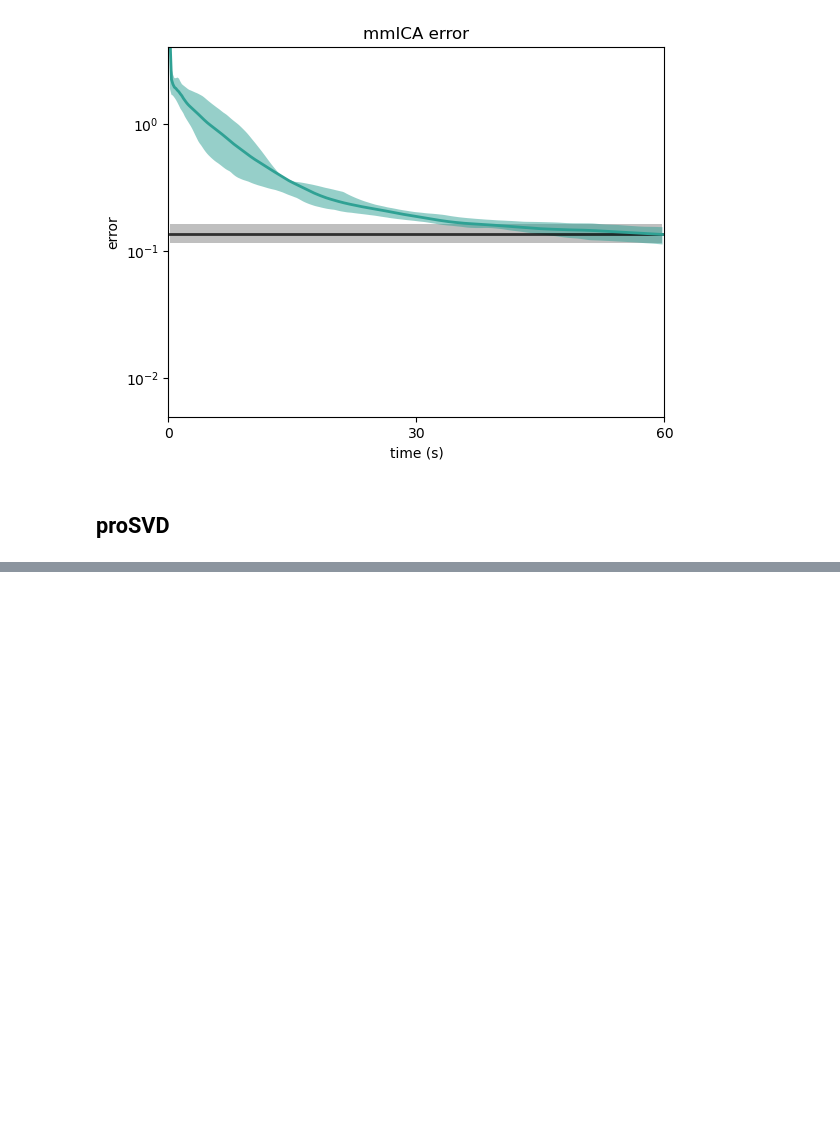
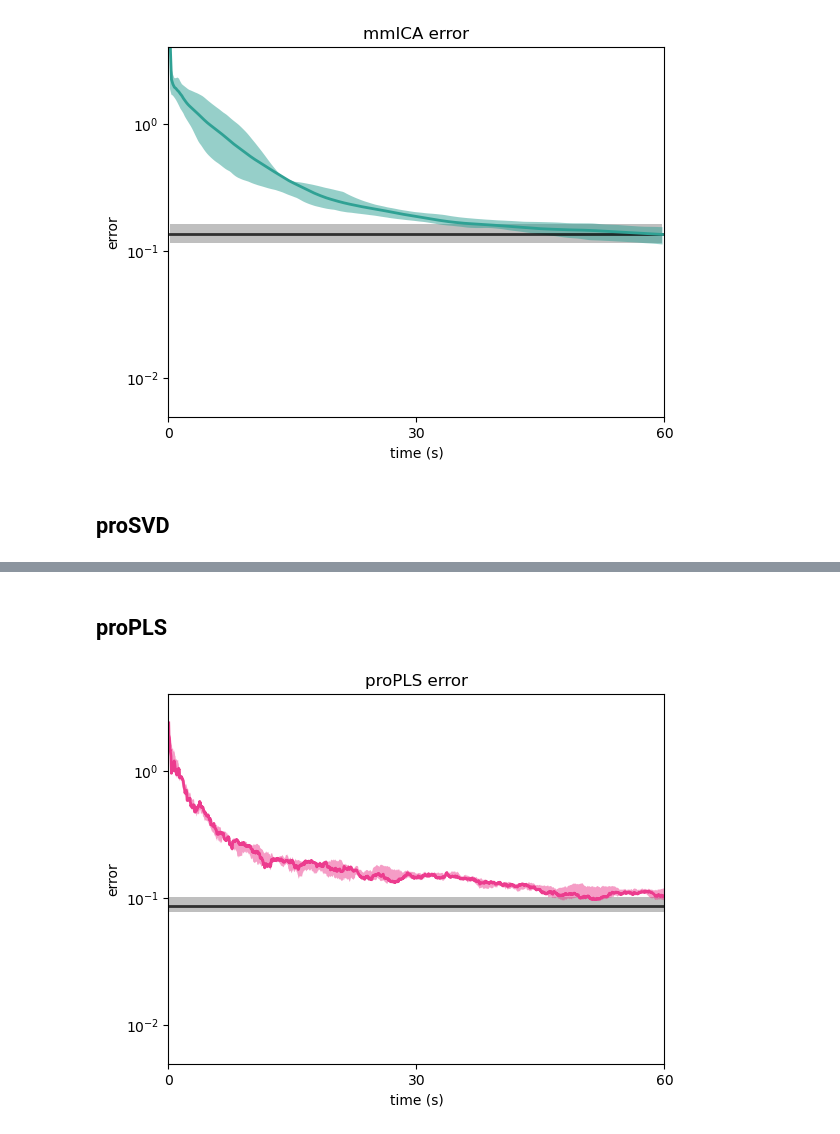
Before and after one commit to draeloslab/AdaptiveLatents, a Jupyter notebook: workspace/convergence_plots.ipynb, the cells around one changed output, grey strips where cells are left out. Saved outputs shown, nothing was run; the diff lists cells and outputs as text; code cells hidden in the pictures; blank space fills up the shorter version.

```diff
--- a/workspace/convergence_plots.ipynb
+++ b/workspace/convergence_plots.ipynb
@@ -169,0 +195,52 @@ fig, ax = plot(offline_errors, trajectories, t, 2, 'proSVD')
+# %% [markdown]
+## proPLS
+# %%
+trajectories = []
+offline_errors = []
+for _ in range(iterations_to_run):
+    high_d = (10, 9)
+    n_points = int(T/dt)
+    common_d = 2
+
+    X = rng.normal(size=(n_points, high_d[0]))
+    Y = rng.normal(size=(n_points, high_d[1]))
+
+    snr = 100
+    common = rng.normal(size=(n_points, common_d))
+    Y[:,:common_d] = (snr * common + rng.normal(size=(n_points, common_d)))/np.sqrt(1 + snr**2)
+    X[:,:common_d] = (snr * common + rng.normal(size=(n_points, common_d)))/np.sqrt(1 + snr**2)
+
+    x_mixing_matrix = stats.special_ortho_group(dim=X.shape[1]).rvs()
+    X = X @ x_mixing_matrix
+    x_common_basis = np.eye(high_d[0])[:,:common_d]
+    x_common_basis = x_mixing_matrix.T @ x_common_basis
+
+    Y = Y @ stats.special_ortho_group(dim=Y.shape[1]).rvs()
+
+    X_with_time = NumpyTimedDataSource(X, timepoints=np.arange(X.shape[0]) * dt)
+    Y_with_time = NumpyTimedDataSource(Y, timepoints=np.arange(Y.shape[0]) * dt)
+
+
+    pls = proPLS(k=3, log_level=1)
+    output = pls.offline_run_on([X_with_time, Y_with_time])
+    U_error, t = pls.get_distance_from_subspace_over_time(x_common_basis, variable='X')
+    trajectories.append(U_error)
+
+    if calculate_intra_run_errors:
+        intra_run_offline_errors = []
+        for i in range(n_points):
+            try:
+                sk_weights = sklearn.cross_decomposition.PLSRegression(n_components=pls.k).fit(X[:i], Y[:i]).x_weights_
+                intra_run_offline_errors.append(column_space_distance(sk_weights, x_common_basis))
+            except:
+                intra_run_offline_errors.append(np.nan)
+        offline_errors.append(intra_run_offline_errors)
+    else:
+        sk_weights = sklearn.cross_decomposition.PLSRegression(n_components=pls.k).fit(X, Y).x_weights_
+        offline_errors.append(column_space_distance(sk_weights, x_common_basis))
+
+
+
+fig, ax = plot(offline_errors, trajectories, t, 2, 'proPLS', offline_error_t=X_with_time.t)
+# %% [output]
+[figure, added]
```
Also changed, not shown: parts of 6 cells of this notebook, 6 other files.
